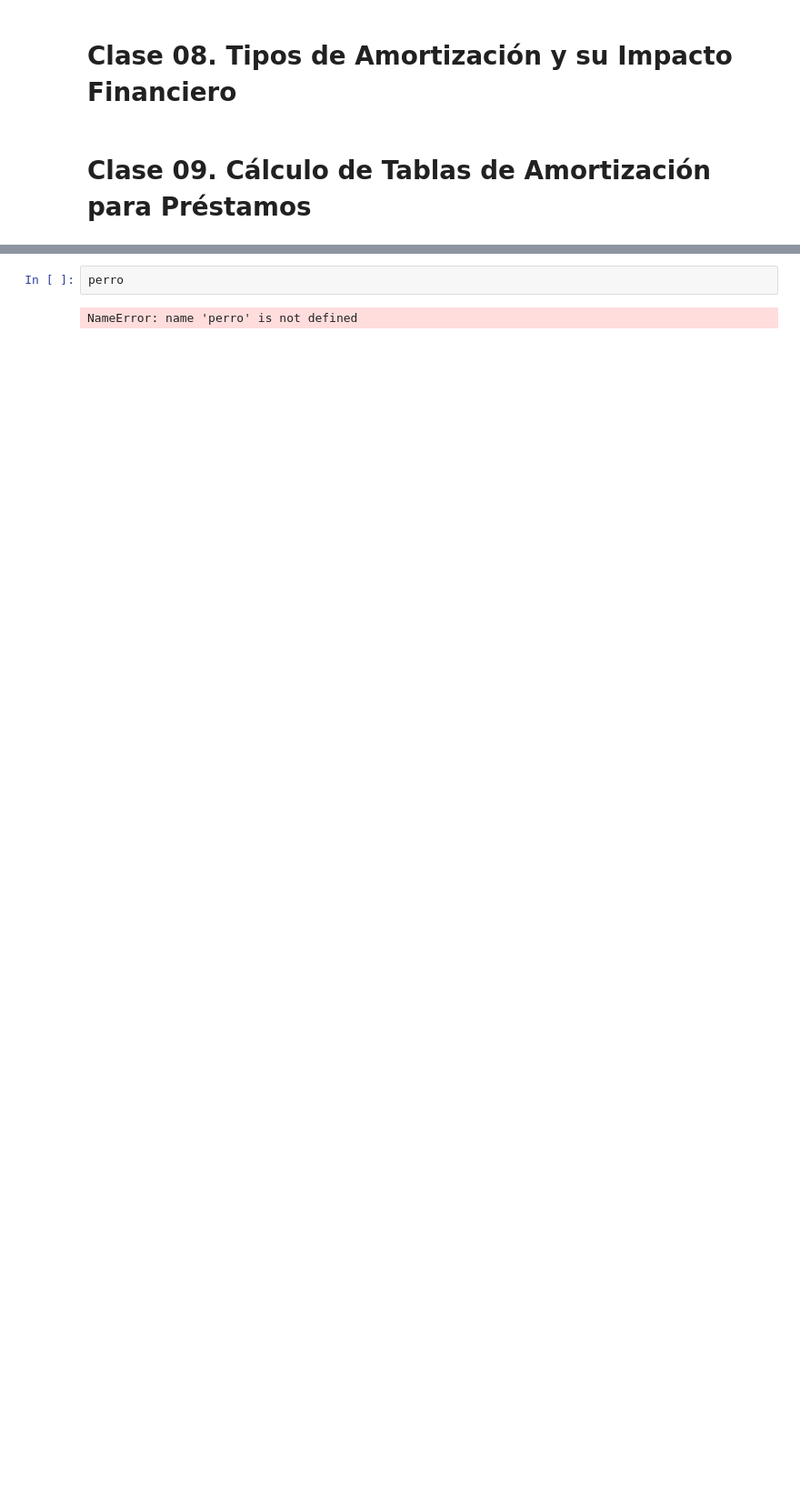
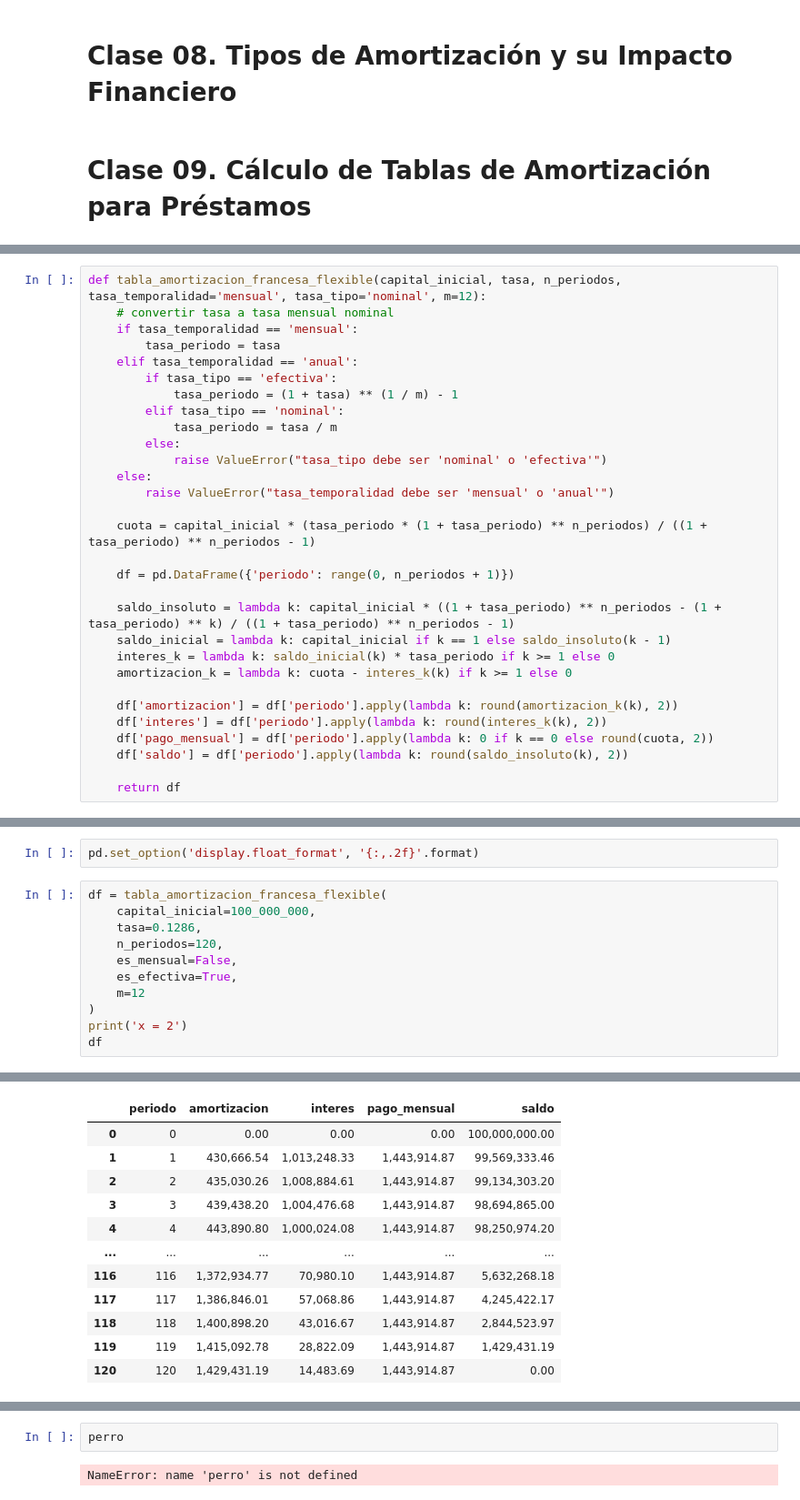
Before and after one commit to alexandergribenchenko/Data_Science_Finanzas, a Jupyter notebook: DS_FIN_01_Creditos_estudio.ipynb, the cells around one changed output, grey strips where cells are left out. Shown: that part at 91% size. Saved outputs shown, nothing was run; the diff lists cells and outputs as text; blank space fills up the shorter version.

```diff
--- a/DS_FIN_01_Creditos_estudio.ipynb
+++ b/DS_FIN_01_Creditos_estudio.ipynb
@@ -536,0 +640,30 @@ df
+# %%
+def tabla_amortizacion_francesa_flexible(capital_inicial, tasa, n_periodos, tasa_temporalidad='mensual', tasa_tipo='nominal', m=12):
+    # convertir tasa a tasa mensual nominal
+    if tasa_temporalidad == 'mensual':
+        tasa_periodo = tasa
+    elif tasa_temporalidad == 'anual':
+        if tasa_tipo == 'efectiva':
+            tasa_periodo = (1 + tasa) ** (1 / m) - 1
+        elif tasa_tipo == 'nominal':
+            tasa_periodo = tasa / m
+        else:
+            raise ValueError("tasa_tipo debe ser 'nominal' o 'efectiva'")
+    else:
+        raise ValueError("tasa_temporalidad debe ser 'mensual' o 'anual'")
+
+    cuota = capital_inicial * (tasa_periodo * (1 + tasa_periodo) ** n_periodos) / ((1 + tasa_periodo) ** n_periodos - 1)
+
+    df = pd.DataFrame({'periodo': range(0, n_periodos + 1)})
+
+    saldo_insoluto = lambda k: capital_inicial * ((1 + tasa_periodo) ** n_periodos - (1 + tasa_periodo) ** k) / ((1 + tasa_periodo) ** n_periodos - 1)
+    saldo_inicial = lambda k: capital_inicial if k == 1 else saldo_insoluto(k - 1)
+    interes_k = lambda k: saldo_inicial(k) * tasa_periodo if k >= 1 else 0
+    amortizacion_k = lambda k: cuota - interes_k(k) if k >= 1 else 0
+
+    df['amortizacion'] = df['periodo'].apply(lambda k: round(amortizacion_k(k), 2))
+    df['interes'] = df['periodo'].apply(lambda k: round(interes_k(k), 2))
+    df['pago_mensual'] = df['periodo'].apply(lambda k: 0 if k == 0 else round(cuota, 2))
+    df['saldo'] = df['periodo'].apply(lambda k: round(saldo_insoluto(k), 2))
+
+    return df
@@ -536,0 +818,14 @@ df
+# %%
+pd.set_option('display.float_format', '{:,.2f}'.format)
+# %%
+df = tabla_amortizacion_francesa_flexible(
+    capital_inicial=100_000_000,
+    tasa=0.1286,
+    n_periodos=120,
+    es_mensual=False,
+    es_efectiva=True,
+    m=12
+)
+print('x = 2')
+df
+# %% [output]
@@ -536,0 +833,12 @@ df
+|  | periodo | amortizacion | interes | pago_mensual | saldo |
+| 0 | 0 | 0.00 | 0.00 | 0.00 | 100,000,000.00 |
+| 1 | 1 | 430,666.54 | 1,013,248.33 | 1,443,914.87 | 99,569,333.46 |
+| 2 | 2 | 435,030.26 | 1,008,884.61 | 1,443,914.87 | 99,134,303.20 |
+| 3 | 3 | 439,438.20 | 1,004,476.68 | 1,443,914.87 | 98,694,865.00 |
+| 4 | 4 | 443,890.80 | 1,000,024.08 | 1,443,914.87 | 98,250,974.20 |
+| ... | ... | ... | ... | ... | ... |
+| 116 | 116 | 1,372,934.77 | 70,980.10 | 1,443,914.87 | 5,632,268.18 |
+| 117 | 117 | 1,386,846.01 | 57,068.86 | 1,443,914.87 | 4,245,422.17 |
+| 118 | 118 | 1,400,898.20 | 43,016.67 | 1,443,914.87 | 2,844,523.97 |
+| 119 | 119 | 1,415,092.78 | 28,822.09 | 1,443,914.87 | 1,429,431.19 |
+| 120 | 120 | 1,429,431.19 | 14,483.69 | 1,443,914.87 | 0.00 |
```
Also changed, not shown: parts of 20 cells of this notebook.
